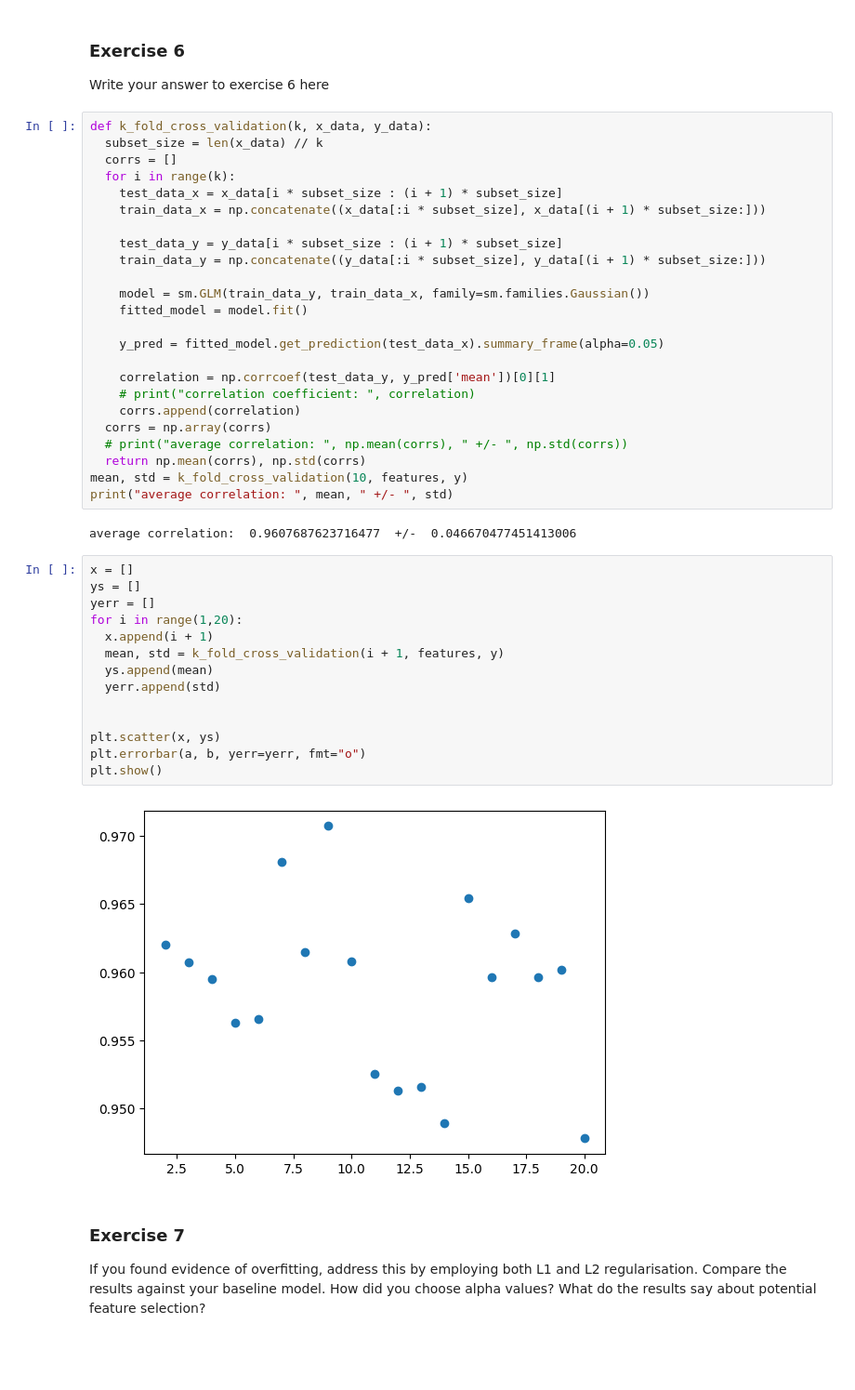
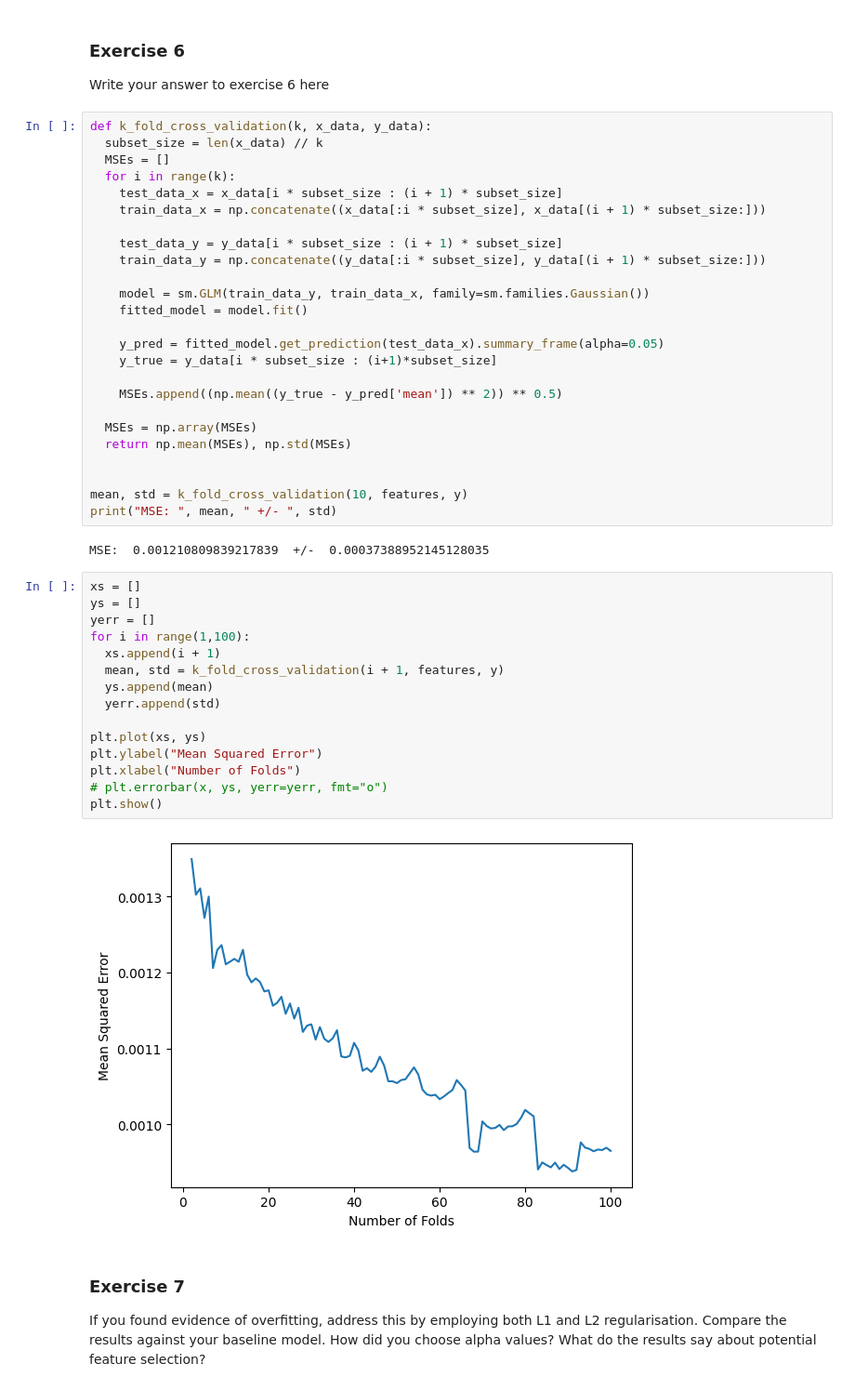
Before and after one commit to MatthewGregson123/fynesse_template, a Jupyter notebook: _notebooks/Practical_3.ipynb, the cells around one changed output. Shown at 93% size. Cells and saved outputs as stored; diff of their text form; blank space fills up the shorter version.

```diff
--- a/_notebooks/Practical_3.ipynb
+++ b/_notebooks/Practical_3.ipynb
@@ -963,7 +963,7 @@ Write your answer to exercise 6 here
 # %%
 def k_fold_cross_validation(k, x_data, y_data):
   subset_size = len(x_data) // k
-  corrs = []
+  MSEs = []
   for i in range(k):
     test_data_x = x_data[i * subset_size : (i + 1) * subset_size]
     train_data_x = np.concatenate((x_data[:i * subset_size], x_data[(i + 1) * subset_size:]))
@@ -975,33 +975,35 @@ def k_fold_cross_validation(k, x_data, y_data):
     fitted_model = model.fit()
 
     y_pred = fitted_model.get_prediction(test_data_x).summary_frame(alpha=0.05)
+    y_true = y_data[i * subset_size : (i+1)*subset_size]
 
-    correlation = np.corrcoef(test_data_y, y_pred['mean'])[0][1]
-    # print("correlation coefficient: ", correlation)
-    corrs.append(correlation)
-  corrs = np.array(corrs)
-  # print("average correlation: ", np.mean(corrs), " +/- ", np.std(corrs))
-  return np.mean(corrs), np.std(corrs)
+    MSEs.append((np.mean((y_true - y_pred['mean']) ** 2)) ** 0.5)
+
+  MSEs = np.array(MSEs)
+  return np.mean(MSEs), np.std(MSEs)
+
+
 mean, std = k_fold_cross_validation(10, features, y)
-print("average correlation: ", mean, " +/- ", std)
+print("MSE: ", mean, " +/- ", std)
 # %% [output]
-average correlation:  0.9607687623716477  +/-  0.046670477451413006
+MSE:  0.001210809839217839  +/-  0.00037388952145128035
 # %%
-x = []
+xs = []
 ys = []
 yerr = []
-for i in range(1,20):
-  x.append(i + 1)
+for i in range(1,100):
+  xs.append(i + 1)
   mean, std = k_fold_cross_validation(i + 1, features, y)
   ys.append(mean)
   yerr.append(std)
 
-
-plt.scatter(x, ys)
-plt.errorbar(a, b, yerr=yerr, fmt="o")
+plt.plot(xs, ys)
+plt.ylabel("Mean Squared Error")
+plt.xlabel("Number of Folds")
+# plt.errorbar(x, ys, yerr=yerr, fmt="o")
 plt.show()
 # %% [output]
-[figure, old version]
+[figure, new version]
 # %% [markdown]
 ### Exercise 7
 
```
Also changed, not shown: parts of 8 cells of this notebook.
